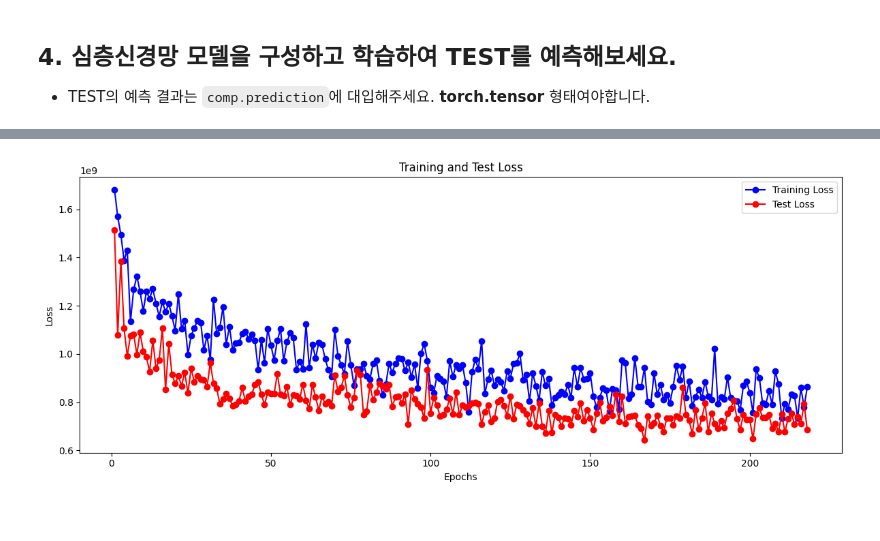
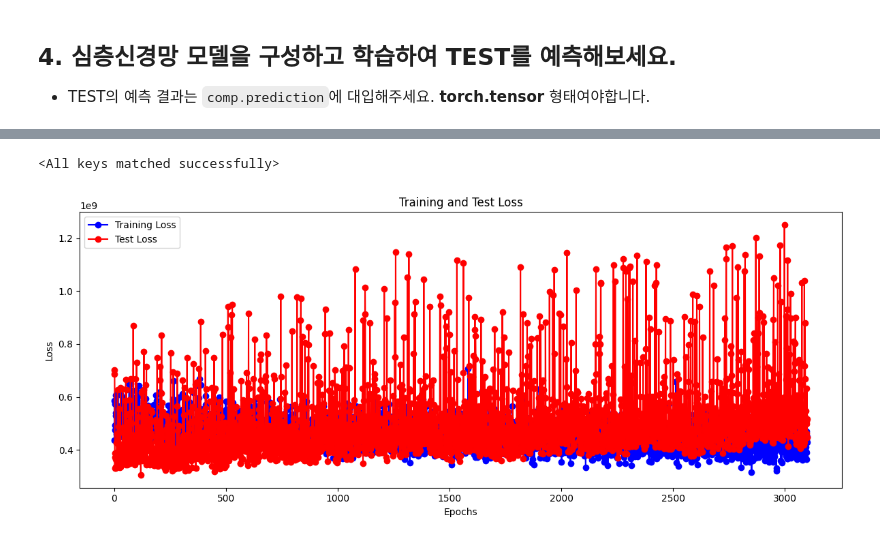
Before and after one commit to jaegon-kim/python_study, a Jupyter notebook: src/ai_essential_250317/house_price_prediction/prediction_dropout_batch_norm.ipynb, the cells around one changed output, grey strips where cells are left out. Saved outputs shown, nothing was run; the diff lists cells and outputs as text; code cells hidden in the pictures.

```diff
--- a/src/ai_essential_250317/house_price_prediction/prediction_dropout_batch_norm.ipynb
+++ b/src/ai_essential_250317/house_price_prediction/prediction_dropout_batch_norm.ipynb
@@ -198,7 +202,11 @@ Save model Epoch 926 Train Loss : 541813394.5454545 Test Loss : 597294608.0
-# %%
-plot_training_results(train_losses[50:268], test_losses[50:268])
-# %% [output]
-[figure, removed]
+# %%
+model.load_state_dict(torch.load('best_model.pt'))
+# %% [output]
+<All keys matched successfully>
+# %%
+plot_training_results(train_losses[500:3600], test_losses[500:3600])
+# %% [output]
+[figure, added]
 # %%
 plot_training_results(train_losses, test_losses)
 # %% [output]
```
Also changed, not shown: parts of 7 cells of this notebook.
